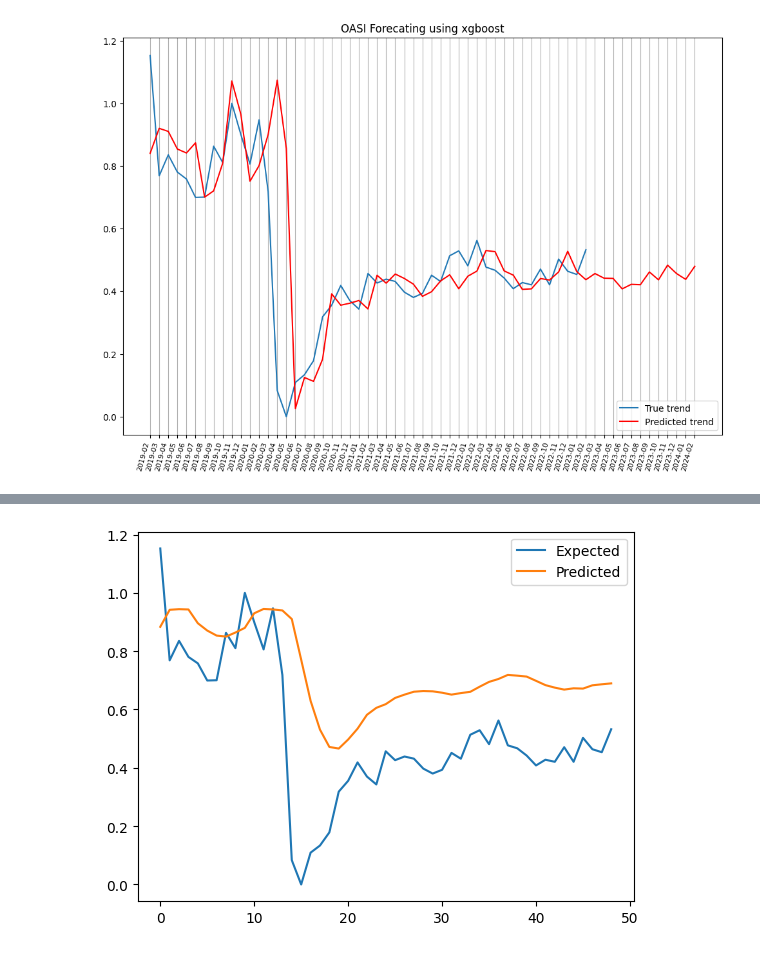
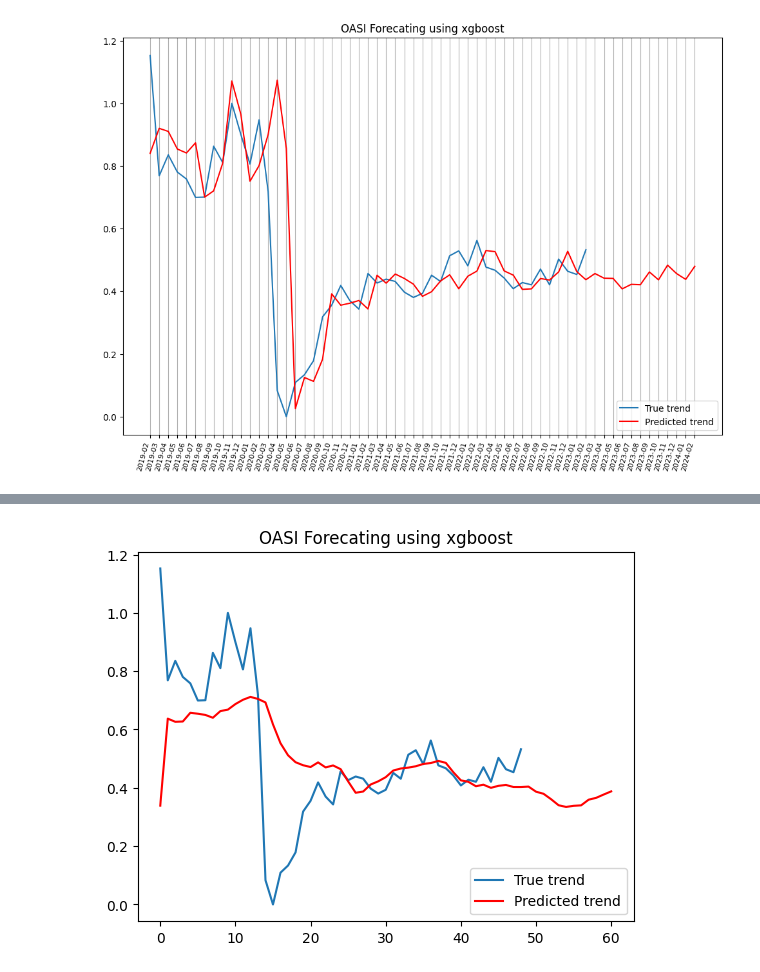
Before and after one commit to mitorax/dsci-560, a Jupyter notebook: final_dataset/modeling.ipynb, the cells around one changed output, grey strips where cells are left out. Drawn from its saved outputs; the diff is of its cells as text; code cells hidden in the pictures.

```diff
--- a/final_dataset/modeling.ipynb
+++ b/final_dataset/modeling.ipynb
@@ -487,0 +442,14 @@ math.sqrt(mean_squared_error(y_test,y_pred))
+# %%
+model = Sequential([
+    tf.keras.Input(shape=(6, 1)),
+    LSTM(64, activation='relu', return_sequences=True),
+    Dropout(0.2),
+    LSTM(64, activation='relu', return_sequences=True),
+    Dropout(0.2),
+    LSTM(64, activation='relu', return_sequences=True),
+    Dropout(0.2),
+    Dense(1, activation='linear')
+])
+opt = tf.keras.optimizers.Adam(learning_rate=0.001)
+model.compile(loss='mean_squared_error',optimizer=opt,metrics=['mae'])
+print(model.summary())
@@ -487,0 +474,3 @@ math.sqrt(mean_squared_error(y_test,y_pred))
+# %%
+# simple early stopping, if needed, for now validation loss is not increasing just not decreasing so we do not need early stopping
+es = EarlyStopping(monitor='val_loss', mode='min', verbose=1,patience=10)
@@ -487,0 +569,10 @@ math.sqrt(mean_squared_error(y_test,y_pred))
+# %%
+last_true=np.array(list(oasi_tree.iloc[-6:]['oasi']))
+# %%
+future_1year=[]
+for i in range(12):
+    p = lstm_forecast(history, last_true)
+    future_1year.append(p)
+    n_his = np.append(last_true, [p])
+    history.append(n_his)
+    last_true = np.append(last_true[1:], [p])
@@ -488,7 +597,8 @@ math.sqrt(mean_squared_error(y_test,y_pred))
 # %%
-pyplot.plot(y_test, label='Expected')
-pyplot.plot(y_pred, label='Predicted')
-pyplot.legend()
+pyplot.plot(y, label='True trend')
+pyplot.plot(yhat+future_1year, color='red', label='Predicted trend')
+pyplot.legend(loc="lower right")
+pyplot.title('OASI Forecating using xgboost')
 pyplot.show()
 # %% [output]
-[figure, old version]
+[figure, new version]
```
Also changed, not shown: parts of 30 cells of this notebook, 3 other files.
